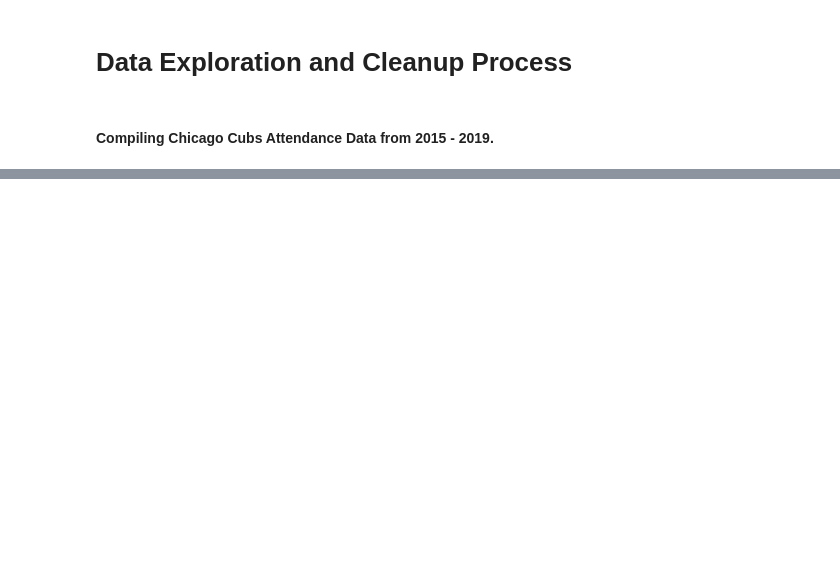
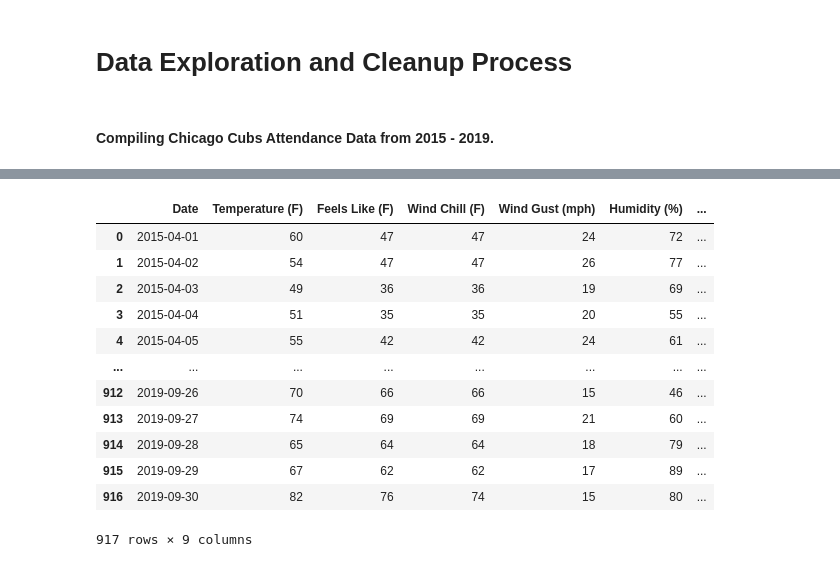
Before and after one commit to s-w-duncan/Project-Awesome-Team-4, a Jupyter notebook: Data-Exploration-and-Cleanup-Process.ipynb, the cells around one changed output, grey strips where cells are left out. Cells and saved outputs as stored; diff of their text form; code cells hidden in the pictures; blank space fills up the shorter version.

```diff
--- a/Data-Exploration-and-Cleanup-Process.ipynb
+++ b/Data-Exploration-and-Cleanup-Process.ipynb
@@ -117,0 +607,16 @@ TypeError: string indices must be integers
+# %%
+for x in response28["data"]["weather"]:
+
+    try:
+        date.append(x['date'])
+        temp.append(x['maxtempF'])
+        snow.append(x['totalSnow_cm'])
+        feels.append(x['hourly'][0]['FeelsLikeF'])
+        chill.append(x['hourly'][0]['WindChillF'])
+        hum.append(x['hourly'][0]['humidity'])
+        cloud.append(x['hourly'][0]['cloudcover'])
+        wind.append(x['hourly'][0]['WindGustMiles'])
+        precip.append(x['hourly'][0]['precipInches'])
+
+    except KeyError:
+        print("Error")
@@ -117,0 +639,27 @@ TypeError: string indices must be integers
+# %%
+weather_dict = {
+    "Date": date,
+    "Temperature (F)": temp,
+    "Feels Like (F)": feels,
+    "Wind Chill (F)": chill,
+    "Wind Gust (mph)": wind,
+    "Humidity (%)": hum,
+    "Cloud Cover (%)": cloud,
+    "Rain Fall (in)": precip,
+    "Snow Fall (cm)": snow}
+cubs_weather_df = pd.DataFrame(weather_dict)
+cubs_weather_df
+# %% [output]
+|  | Date | Temperature (F) | Feels Like (F) | Wind Chill (F) | Wind Gust (mph) | Humidity (%) | ... |
+| 0 | 2015-04-01 | 60 | 47 | 47 | 24 | 72 | ... |
+| 1 | 2015-04-02 | 54 | 47 | 47 | 26 | 77 | ... |
+| 2 | 2015-04-03 | 49 | 36 | 36 | 19 | 69 | ... |
+| 3 | 2015-04-04 | 51 | 35 | 35 | 20 | 55 | ... |
+| 4 | 2015-04-05 | 55 | 42 | 42 | 24 | 61 | ... |
+| ... | ... | ... | ... | ... | ... | ... | ... |
+| 912 | 2019-09-26 | 70 | 66 | 66 | 15 | 46 | ... |
+| 913 | 2019-09-27 | 74 | 69 | 69 | 21 | 60 | ... |
+| 914 | 2019-09-28 | 65 | 64 | 64 | 18 | 79 | ... |
+| 915 | 2019-09-29 | 67 | 62 | 62 | 17 | 89 | ... |
+| 916 | 2019-09-30 | 82 | 76 | 74 | 15 | 80 | ... |
+917 rows × 9 columns
```
Also changed, not shown: parts of 72 cells of this notebook, 8 other files.
